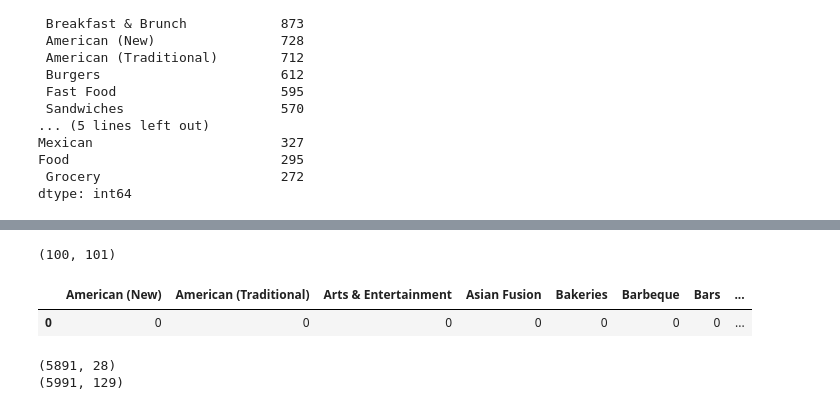
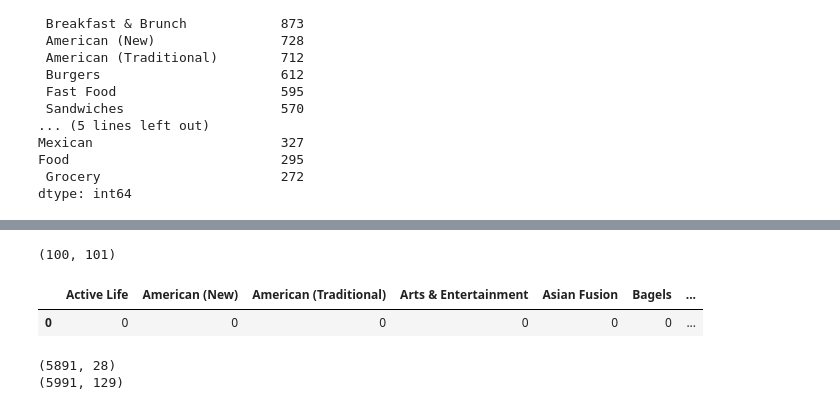
Before and after one commit to ellerybledsoe/Springboard, a Jupyter notebook: Austin Restaurant Inspections_Data Wrangling.ipynb, the cells around one changed output, grey strips where cells are left out. Drawn from its saved outputs; the diff is of its cells as text; code cells hidden in the pictures.

```diff
--- a/Austin Restaurant Inspections_Data Wrangling.ipynb
+++ b/Austin Restaurant Inspections_Data Wrangling.ipynb
@@ -8,7 +8,8 @@ pd.set_option('display.max_rows',600)
 # %%
 # reading in yelp business attributes data
 
-yelp_business_alt = pd.read_json('/Users/EBled1/Springboard DS/Springboard/Capstone Two/Capstone Two/data/raw/yelp_dataset/yelp_academic_dataset_business.json', lines = True)
+#yelp_business_alt = pd.read_json('/Users/EBled1/Springboard DS/Springboard/Capstone Two/Capstone Two/data/raw/yelp_dataset/yelp_academic_dataset_business.json', lines = True)
+yelp_business_alt = pd.read_json('/Users/ebledsoe/Desktop/sb materials/virtual environments/Capstone2/data/raw/yelp_dataset/yelp_academic_dataset_business.json', lines = True)
 # %%
 yelp_business_alt.info()
 # %% [output]
@@ -150,7 +151,8 @@ Name: stars, dtype: float64
 # %%
 # reading in Austin restaurant inspections data
 
-austin_inspections = pd.read_csv('/Users/EBled1/Springboard DS/Springboard/Capstone Two/Capstone Two/data/raw/austin_restaurant_inspections.csv')
+#austin_inspections = pd.read_csv('/Users/EBled1/Springboard DS/Springboard/Capstone Two/Capstone Two/data/raw/austin_restaurant_inspections.csv')
+austin_inspections = pd.read_csv('/Users/ebledsoe/Desktop/sb materials/virtual environments/Capstone2/data/raw/austin_restaurant_inspections.csv')
 # %%
 austin_inspections.info()
 # %% [output]
@@ -425,3 +427,8 @@ Mexican                        327
 Food                           295
  Grocery                       272
 dtype: int64
+# %%
+# removing leading/trailing whitespace to consolidate line items and remove duplicates
+
+rest_cats1 = rest_cats.str.lstrip().str.rstrip().reset_index(drop=True)
+rest_cats1.value_counts()[0:20]
@@ -438,16 +463,16 @@ def dummies_no_prefix(df):
 # %%
 # making dummy columns from top 100 unpacked restaurant categories
 
-rest_cats_trim = pd.Series(rest_cats.value_counts()[0:100].index)
+rest_cats_trim = pd.Series(rest_cats1.value_counts()[0:100].index)
 rest_cats_trim
 
 rest_cat_flags = dummies_no_prefix(pd.DataFrame(rest_cats_trim, columns=['rest_cat']))
 print(rest_cat_flags.shape)
 rest_cat_flags.head(1)
 # %% [output]
 (100, 101)
-|  | American (New) | American (Traditional) | Arts & Entertainment | Asian Fusion | Bakeries | Barbeque | Bars | ... |
-| 0 | 0 | 0 | 0 | 0 | 0 | 0 | 0 | ... |
+|  | Active Life | American (New) | American (Traditional) | Arts & Entertainment | Asian Fusion | Bagels | ... |
+| 0 | 0 | 0 | 0 | 0 | 0 | 0 | ... |
 # %%
 print(austin_inspections_yelp_merge3.shape)
 austin_inspections_yelp_merge3_0 = pd.concat([austin_inspections_yelp_merge3,rest_cat_flags])
```
Also changed, not shown: parts of 8 cells of this notebook.
